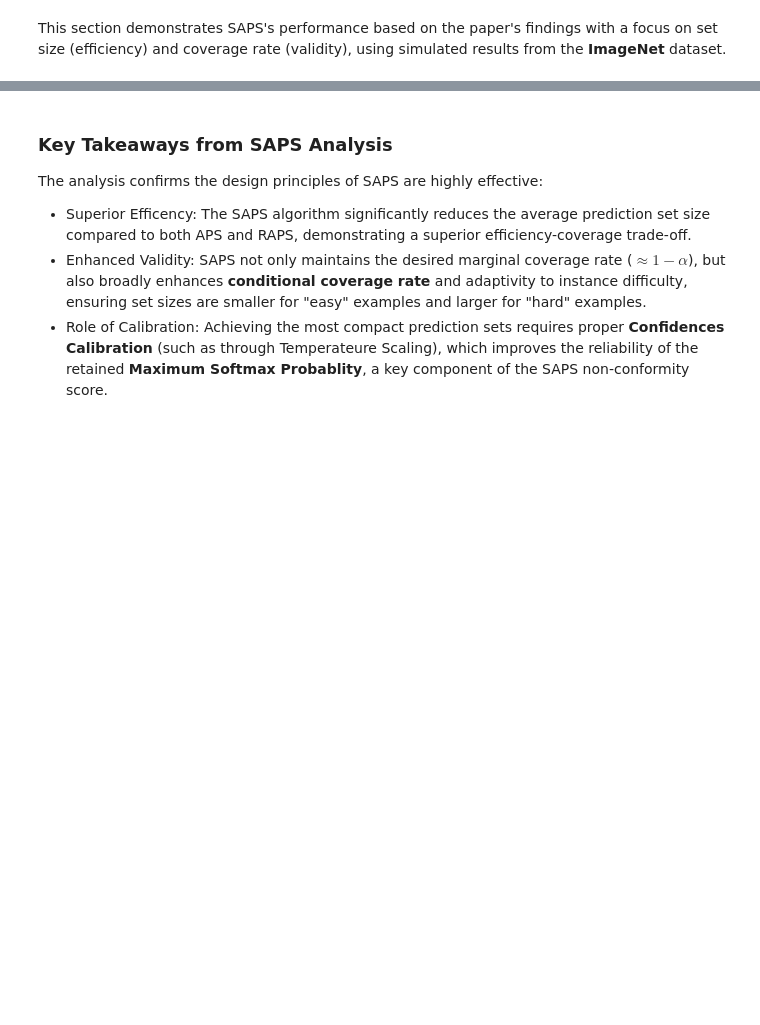
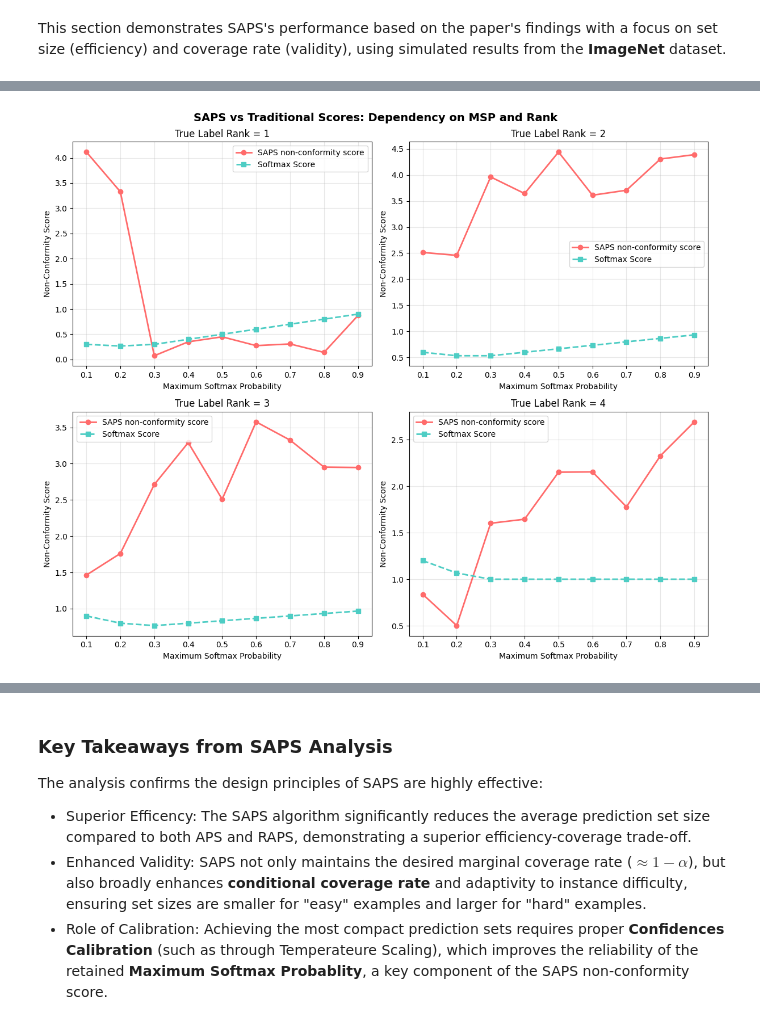
Before and after one commit to m3ryemmo/probly, a Jupyter notebook: notebooks/examples/saps_notebook.ipynb, the cells around one changed output, grey strips where cells are left out. Drawn from its saved outputs; the diff is of its cells as text; code cells hidden in the pictures; blank space fills up the shorter version.

Commit message:
added Implementation of SAPS, parameter analysis, comparison of methods with grafics

```diff
--- a/notebooks/examples/saps_notebook.ipynb
+++ b/notebooks/examples/saps_notebook.ipynb
@@ -180,0 +286,87 @@ SAPS     | 0.950                | 7.55 (BEST)
+# %%
+def analyze_saps_non_conformity_scores() -> None:
+    """Analyzes SAPS non-conformity score behavior in different scenarios."""
+    scenarios = [
+        ("High Confidence, Correct", [0.9, 0.05, 0.03, 0.02], 0),
+        ("High Confidence, Wrong", [0.9, 0.05, 0.03, 0.02], 1),
+        ("Uniform Distribution", [0.25, 0.25, 0.25, 0.25], 0),
+        ("Uncertain", [0.4, 0.35, 0.15, 0.1], 0),
+        ("Very Uncertain", [0.3, 0.25, 0.25, 0.2], 0),
+    ]
+
+    saps = SAPS(alpha=0.1, lambda_param=1.0)
+
+    print("SAPS non-conformity score Analysis - Different Scenarios")
+    print("-" * 70)
+
+    for scenario_name, probs_list, true_label in scenarios:
+        probabilities = np.array(probs_list)
+        score = saps.calculate_nonconformity_scores(
+            probabilities.reshape(1, -1),
+            np.array([true_label]),
+        )[0]
+
+        sorted_indices = np.argsort(probabilities)[::-1]
+        true_rank = np.where(sorted_indices == true_label)[0][0] + 1
+        max_prob = np.max(probabilities)
+
+        print(f"Scenario: {scenario_name}")
+        print(f"Probabilities: {probabilities}")
+        print(f"True Label: {true_label} | Rank: {true_rank} | MSP: {max_prob:.3f}")
+        print(f"SAPS non-conformity score: {score:.3f}")
+        print("-" * 50)
+
+
+def plot_saps_vs_traditional() -> None:
+    """Visualizes SAPS vs traditional softmax-based scores."""
+    # Simulate different confidence levels
+    max_probs = np.linspace(0.1, 0.9, 9)
+    ranks = [1, 2, 3, 4]  # Different ranks
+
+    fig, axes = plt.subplots(2, 2, figsize=(12, 10))
+    axes = axes.flatten()
+
+    saps = SAPS(lambda_param=1.0)
+
+    for idx, true_rank in enumerate(ranks):
+        ax = axes[idx]
+
+        # Simulate probability distributions
+        saps_scores = []
+        softmax_scores = []
+
+        for max_prob in max_probs:
+            # Create artificial probability distribution
+            remaining_prob = 1 - max_prob
+            other_probs = np.full(4, remaining_prob / 3)
+            probs = np.insert(other_probs, 0, max_prob)
+
+            # SAPS non-conformity score
+            saps_score = saps.calculate_nonconformity_scores(
+                probs.reshape(1, -1),
+                np.array([true_rank - 1]),  # 0-based index
+            )[0]
+            saps_scores.append(saps_score)
+
+            # Traditional softmax-based score
+            sorted_probs = np.sort(probs)[::-1]
+            softmax_score = np.sum(sorted_probs[:true_rank])
+            softmax_scores.append(softmax_score)
+
+        ax.plot(max_probs, saps_scores, "o-", label="SAPS non-conformity score", linewidth=2, color="#FF6B6B")
+        ax.plot(max_probs, softmax_scores, "s--", label="Softmax Score", linewidth=2, color="#4ECDC4")
+        ax.set_xlabel("Maximum Softmax Probability")
+        ax.set_ylabel("Non-Conformity Score")
+        ax.set_title(f"True Label Rank = {true_rank}")
+        ax.legend()
+        ax.grid(True, alpha=0.3)
+
+    plt.suptitle("SAPS vs Traditional Scores: Dependency on MSP and Rank", fontsize=14, fontweight="bold")
+    plt.tight_layout()
+    plt.show()
+
+
+# Run analyses
+analyze_saps_non_conformity_scores()
+plot_saps_vs_traditional()
+# %% [output]
@@ -180,0 +390 @@ SAPS     | 0.950                | 7.55 (BEST)
+[figure, added]
```
Also changed, not shown: parts of 11 cells of this notebook.
